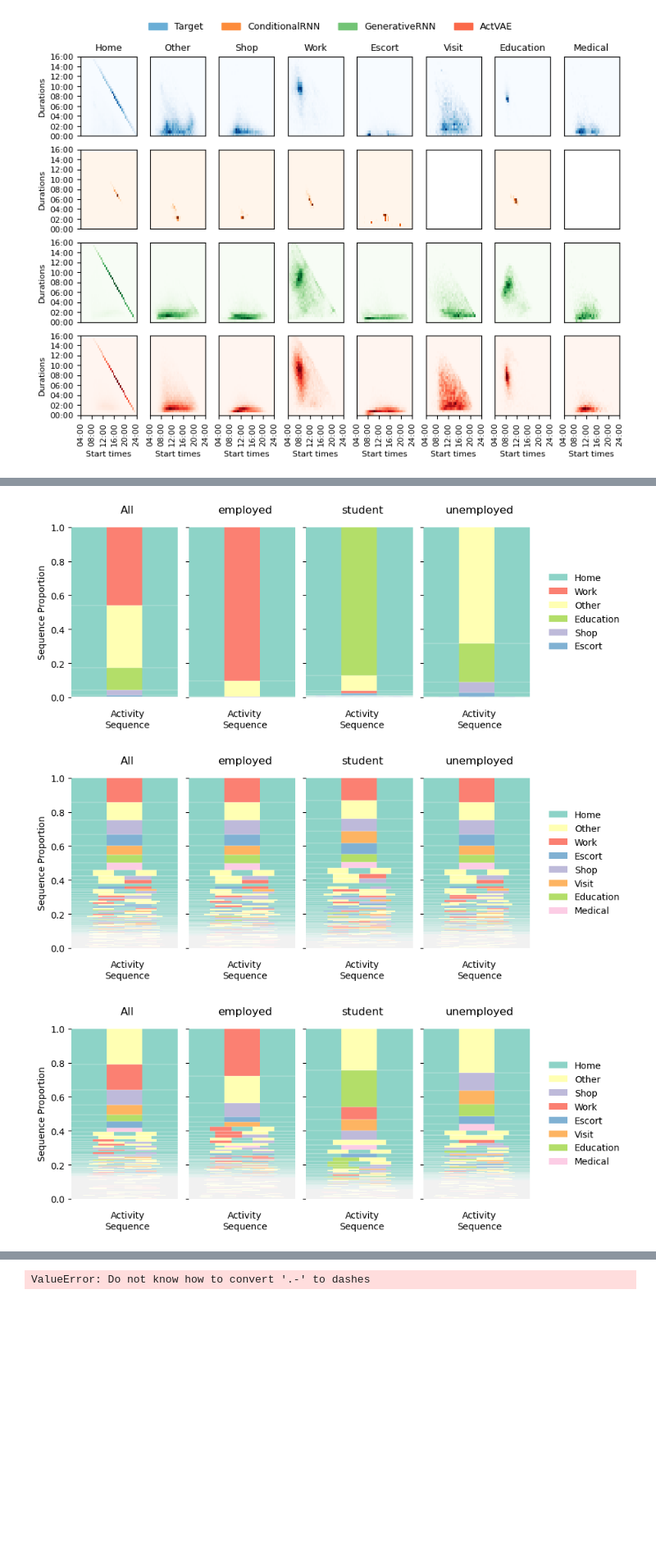
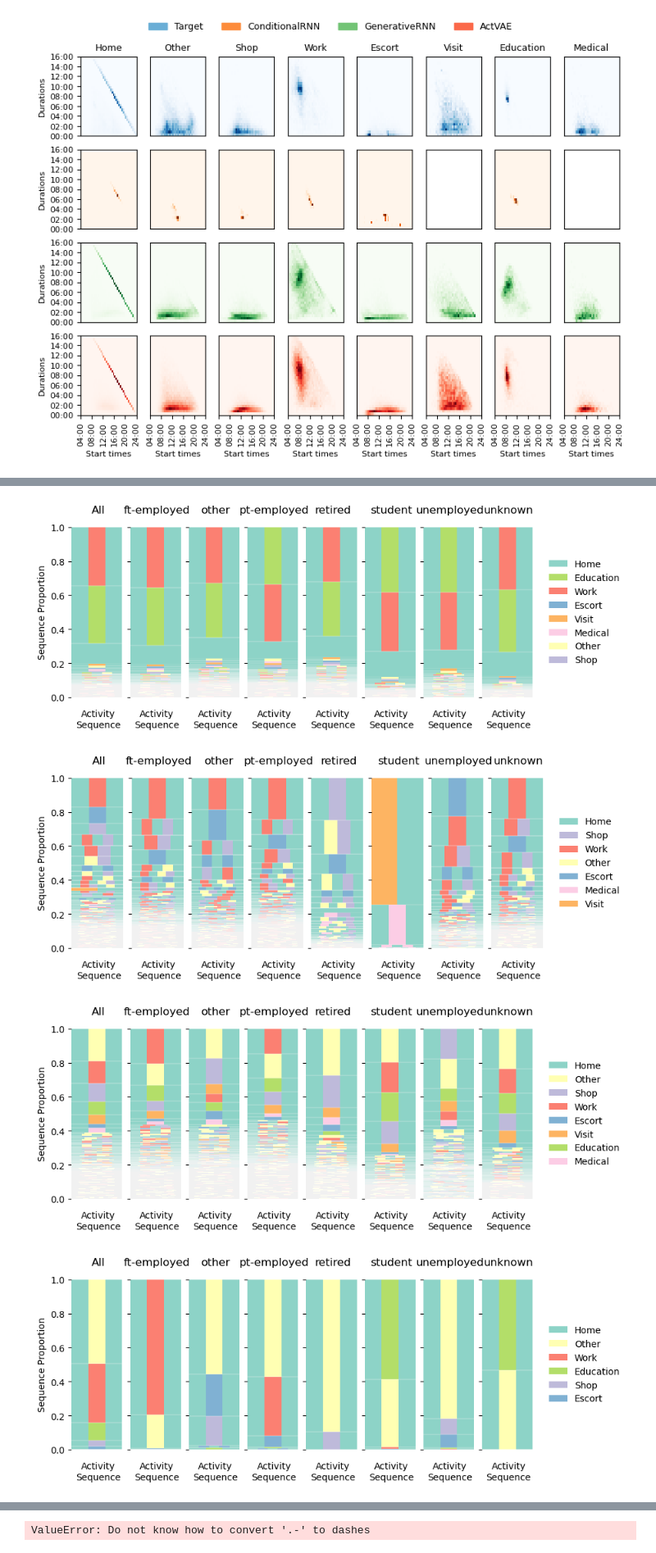
Before and after one commit to big-ucl/caveat, a Jupyter notebook: analysis/TRB_batch_analysis.ipynb, the cells around one changed output, grey strips where cells are left out. Shown at 82% size. Drawn from its saved outputs; the diff is of its cells as text; code cells hidden in the pictures; blank space fills up the shorter version.

Commit message:
actvae analysis

```diff
--- a/analysis/TRB_batch_analysis.ipynb
+++ b/analysis/TRB_batch_analysis.ipynb
@@ -28,23 +17,24 @@ cmap = {
 }
 
 batch_paths = {
-    "ActVAE": Path("../logs/TRB/cvae"),
+    "Compositional": Path("../logs/actvae/compositional"),
+    "MDCEV": Path("../logs/actvae/mdcev"),
+    "ActVAE": Path("../logs/actvae/cpvae"),
     # "Disc RNN": Path("../logs/TRB/discrim"),
-    "ConditionalRNN": Path("../logs/TRB/conditional"),
-    "GenerativeRNN": Path("../logs/TRB/vae_labels"),
-    # "VAE": Path("../logs/TRB/vae_labels"),
-    # "JVAE": Path("../logs/TRB/jvae"),
-    # "SWAE": Path("../logs/TRB/swae"),
-    # "CatVAE": Path("../logs/TRB/catvae"),
-    # "VQVAE": Path("../logs/TRB/vqvae"),
+    "ActVAE-Cond": Path("../logs/actvae/conditional"),
+    "ActVAE-Gen": Path("../logs/actvae/vae"),
+    "LLM": Path("../logs/actvae/llm"),
+    "LLM-ft": Path("../logs/actvae/llm_ft"),
 }
 
 # find data
-target_schedules = pd.read_csv("../tmp/nts_schedules_2023.csv")
+target_schedules = pd.read_csv("~/Data/foundata/out/nts/2023/activities.csv")
 acts = list(target_schedules.act.value_counts(ascending=False).index)
 class_map = {n: i for i, n in enumerate(acts)}
 
-target_attributes = pd.read_csv("../tmp/nts_attributes_2023.csv")
+target_attributes = pd.read_csv(
+    "~/Data/foundata/out/nts/2023/attributes_binned.csv"
+)
 
 
 def latest(path: Path):
@@ -55,6 +45,8 @@ def latest(path: Path):
             if d.is_dir() and d.name.startswith("version")
         ]
     )
+    if not versions:
+        return path.name, path
     return path.name, versions[-1]
 
 
@@ -69,7 +61,7 @@ def iter_models(path: Path):
 def find_nth(path: Path, n=0):
 
     ranks = (
-        pd.read_csv(path / "domain_distances.csv")
+        pd.read_csv(path / "eval" / "domains" / "distances.csv")
         .drop(columns=["domain", "observed", "mean", "std"], errors="ignore")
         .rank(axis=1, method="min")
         .sum(axis=0)
@@ -82,7 +74,7 @@ def find_nth(path: Path, n=0):
 
 def best_quality(path: Path, n=0):
 
-    data = pd.read_csv(path / "domain_distances.csv")
+    data = pd.read_csv(path / "eval" / "domains" / "distances.csv")
     data = data[data.domain == "sample quality"].drop(
         columns=["domain", "observed", "mean", "std"], errors="ignore"
     )
@@ -1432,6 +786,6 @@ plot_schedules(examples)
 # %%
-splits = split_on(target_schedules, target_attributes)
-fig = describe_transitions.sequence_prob_plot(
+splits = split_on(target_schedules, target_attributes, by="employment")
+fig = sequence_prob_plot(
     target_schedules, splits, observed_title="All", cmap=cmap, figsize=(9, 3.5)
 )
 # %% [output]
@@ -1439,10 +793,11 @@ fig = describe_transitions.sequence_prob_plot(
 # %%
 for k, scheds in schedules.items():
-    splits = split_on(scheds, attributes[k])
-    fig = describe_transitions.sequence_prob_plot(
+    splits = split_on(scheds, attributes[k], by="employment")
+    fig = sequence_prob_plot(
         scheds, splits, observed_title="All", cmap=cmap, figsize=(9, 3.5)
     )
 # %% [output]
-[figure, old version]
+[figure, new version]
-[figure, old version]
+[figure, new version]
-[figure, old version]
+[figure, new version]
+[figure, added]
```
Also changed, not shown: parts of 24 cells of this notebook, 53 other files.
